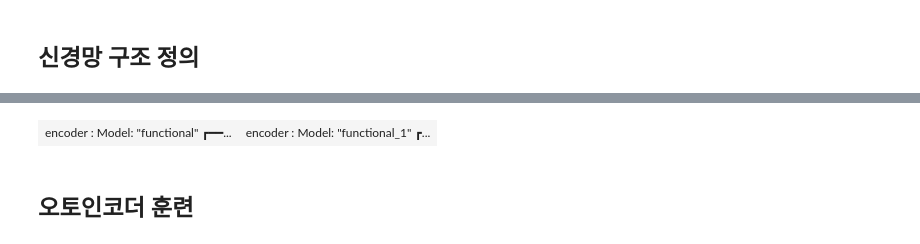
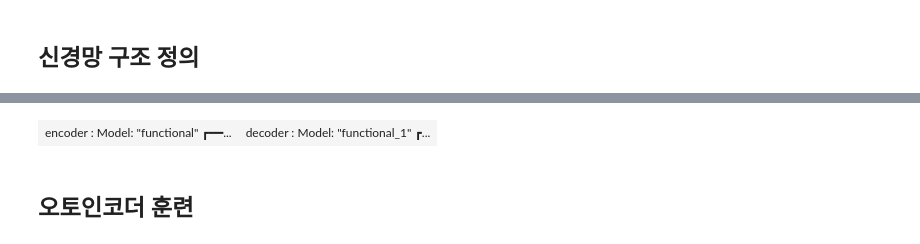
Before and after one commit to jhbell2015/GDL_code, a Jupyter notebook: 03_01_autoencoder_train.ipynb, the cells around one changed output, grey strips where cells are left out. Drawn from its saved outputs; the diff is of its cells as text; code cells hidden in the pictures.

```diff
--- a/03_01_autoencoder_train.ipynb
+++ b/03_01_autoencoder_train.ipynb
@@ -72,35 +75,35 @@ else:
 from tensorflow.keras.models import Sequential
 from tensorflow.keras.layers import Dense
 from IPython.display import display, HTML
 import io
 
 # Example models
 model1 = Sequential([Dense(32, input_shape=(100,), activation='relu')])
 model2 = Sequential([Dense(64, input_shape=(100,), activation='relu')])
 
 # Function to capture summary as string
 def get_summary(model):
     stream = io.StringIO()
     model.summary(print_fn=lambda x: stream.write(x + "\n"))
     return stream.getvalue()
 
 # Get summaries
 summary1 = get_summary(AE.encoder)
 summary2 = get_summary(AE.decoder)
 
 # Display side by side in HTML
 display(HTML(f"""
 <table>
 <tr style="vertical-align:top;">
 <td style="background:rgb(0,60,0)"><div style="color:rgb(255,100,100)">encoder :</div><pre style="font-family:Consolas; font-size:10px;">{summary1}</pre></td>
-<td style="background:rgb(0,60,60)"><div style="color:rgb(255,100,100)">encoder :</div><pre style="font-family:Consolas; font-size:10px;">{summary2}</pre></td>
+<td style="background:rgb(0,60,60)"><div style="color:rgb(255,100,100)">decoder :</div><pre style="font-family:Consolas; font-size:10px;">{summary2}</pre></td>
 </tr>
 </table>
 """))
 # %% [output]
 [interactive output not drawn]
 [interactive output not drawn]
-| encoder : Model: "functional" ┏━━... | encoder : Model: "functional_1" ┏... |
+| encoder : Model: "functional" ┏━━... | decoder : Model: "functional_1" ┏... |
 # %%
 if 0:
     AE.encoder.summary()
```
Also changed, not shown: parts of 1 cell of this notebook, 4 other files.
